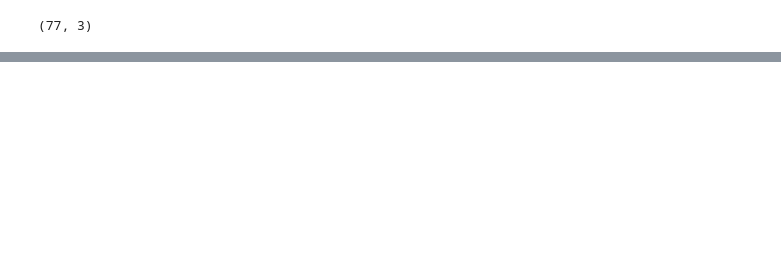
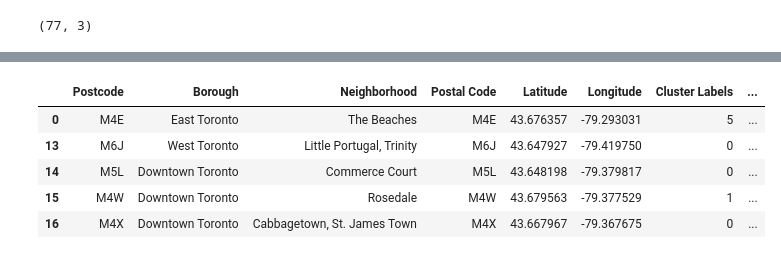
Before and after one commit to ndzelenla/coursera_capstone_project, a Jupyter notebook: Toronto_Neighborhood.ipynb, the cells around one changed output, grey strips where cells are left out. Drawn from its saved outputs; the diff is of its cells as text; code cells hidden in the pictures; blank space fills up the shorter version.

```diff
--- a/Toronto_Neighborhood.ipynb
+++ b/Toronto_Neighborhood.ipynb
@@ -132,0 +503,28 @@ df_toronto.shape
+# %%
+#method to sort venues
+def return_most_common_venues(row, num_top_venues):
+    row_categories = row.iloc[1:]
+    row_categories_sorted = row_categories.sort_values(ascending=False)
+
+    return row_categories_sorted.index.values[0:num_top_venues]
+# %%
+num_top_venues = 10
+
+indicators = ['st', 'nd', 'rd']
+
+# create columns according to number of top venues
+columns = ['Neighborhood']
+for ind in np.arange(num_top_venues):
+    try:
+        columns.append('{}{} Most Common Venue'.format(ind+1, indicators[ind]))
+    except:
+        columns.append('{}th Most Common Venue'.format(ind+1))
+
+# create a new dataframe
+neighborhoods_venues_sorted = pd.DataFrame(columns=columns)
+neighborhoods_venues_sorted['Neighborhood'] = toronto_grouped['Neighborhood']
+
+for ind in np.arange(toronto_grouped.shape[0]):
+    neighborhoods_venues_sorted.iloc[ind, 1:] = return_most_common_venues(toronto_grouped.iloc[ind, :], num_top_venues)
+
+neighborhoods_venues_sorted.head()
@@ -132,0 +538,24 @@ df_toronto.shape
+# %%
+# set number of clusters
+kclusters = int(len(toronto["Neighbourhood"].unique()) / 4)
+toronto_grouped_clustering = toronto_grouped.drop('Neighborhood', 1)
+
+# run k-means clustering
+kmeans = KMeans(n_clusters=kclusters, random_state=1).fit(toronto_grouped_clustering)
+
+# add clustering labels
+neighborhoods_venues_sorted.insert(0, 'Cluster Labels', kmeans.labels_)
+
+toronto_merged = toronto.copy()
+toronto_merged.rename(columns={'Neighbourhood':'Neighborhood'}, inplace=True)
+# merge toronto_grouped with toronto_data to add latitude/longitude for each neighborhood
+toronto_merged = toronto_merged.join(neighborhoods_venues_sorted.set_index('Neighborhood'), on='Neighborhood')
+
+toronto_merged.head() # check the first columns!
+# %% [output]
+|  | Postcode | Borough | Neighborhood | Postal Code | Latitude | Longitude | Cluster Labels | ... |
+| 0 | M4E | East Toronto | The Beaches | M4E | 43.676357 | -79.293031 | 5 | ... |
+| 13 | M6J | West Toronto | Little Portugal, Trinity | M6J | 43.647927 | -79.419750 | 0 | ... |
+| 14 | M5L | Downtown Toronto | Commerce Court | M5L | 43.648198 | -79.379817 | 0 | ... |
+| 15 | M4W | Downtown Toronto | Rosedale | M4W | 43.679563 | -79.377529 | 1 | ... |
+| 16 | M4X | Downtown Toronto | Cabbagetown, St. James Town | M4X | 43.667967 | -79.367675 | 0 | ... |
```
Also changed, not shown: parts of 24 cells of this notebook.
